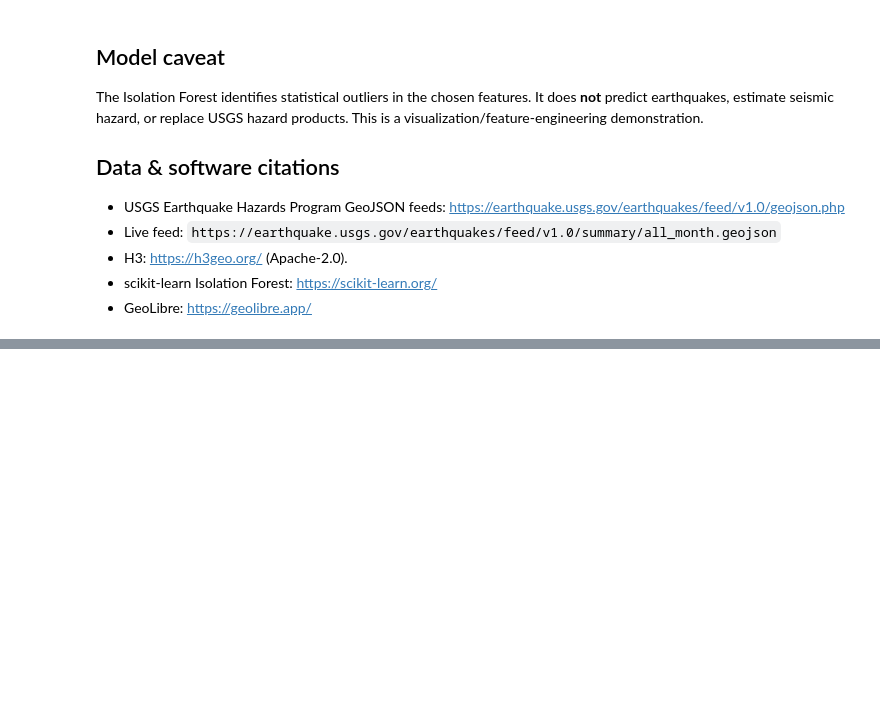
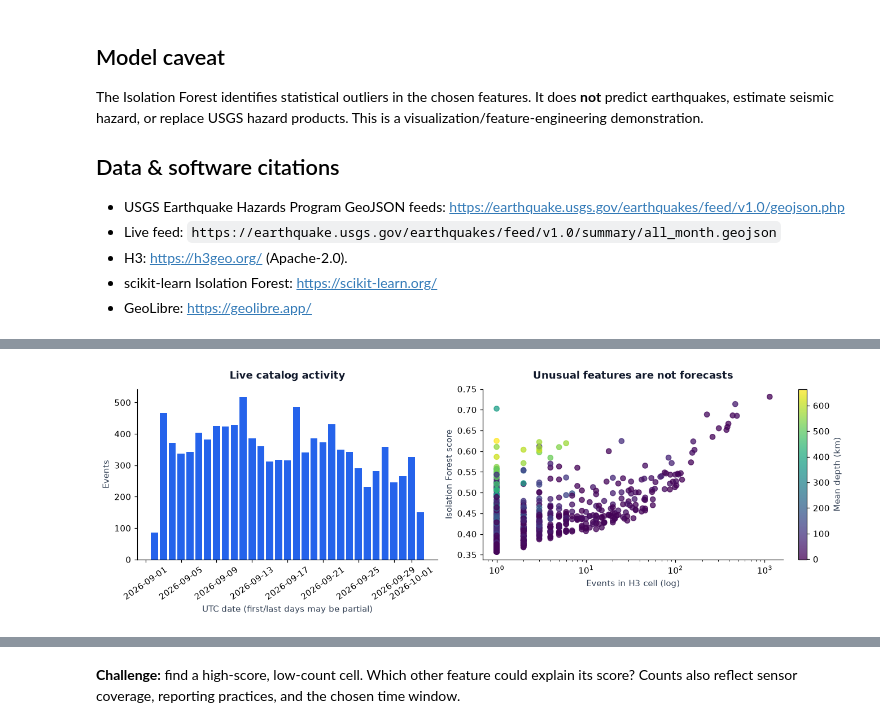
Before and after one commit to jltobias/JupyterLite-GeoLibre-GeoAI, a Jupyter notebook: book/notebooks/05_h3_earthquake_geoai.ipynb, the cells around one changed output, grey strips where cells are left out. Cells and saved outputs as stored; diff of their text form; code cells hidden in the pictures; blank space fills up the shorter version.

```diff
--- a/book/notebooks/05_h3_earthquake_geoai.ipynb
+++ b/book/notebooks/05_h3_earthquake_geoai.ipynb
@@ -34,7 +38,7 @@ for f in feed["features"]:
     p = f["properties"]
     rows.append({
         "lon": lon, "lat": lat, "depth_km": depth,
-        "mag": p.get("mag") if p.get("mag") is not None else 0.0,
+        "mag": p.get("mag") if p.get("mag") is not None else np.nan,
         "place": p.get("place"), "time": p.get("time"),
     })
 
@@ -48,7 +67,8 @@ agg = (
       .reset_index()
 )
 
-X = agg[["count", "max_mag", "mean_mag", "mean_depth"]].fillna(0)
+X = agg[["count", "max_mag", "mean_mag", "mean_depth"]]
+X = X.fillna(X.median()).fillna(0)  # model-only imputation; original measurements stay missing
 iso = IsolationForest(n_estimators=200, contamination="auto", random_state=42)
 iso.fit(X)
 agg["anomaly_score"] = -iso.score_samples(X)  # larger = more unusual
@@ -106,0 +151,19 @@ The Isolation Forest identifies statistical outliers in the chosen features. It
+# %%
+from cognition import style_plots
+import matplotlib.pyplot as plt
+style_plots()
+fig, axes = plt.subplots(1, 2, figsize=(12, 4), layout="constrained")
+times = pd.to_datetime(eq.time, unit="ms", utc=True)
+daily = eq.assign(day=times.dt.floor("D")).groupby("day").size()
+axes[0].bar(daily.index, daily.values, color="#2563eb")
+axes[0].set(xlabel="UTC date (first/last days may be partial)", ylabel="Events", title="Live catalog activity")
+axes[0].tick_params(axis="x", rotation=35)
+points = axes[1].scatter(agg['count'], agg.anomaly_score, c=agg.mean_depth, cmap="viridis", alpha=.75)
+axes[1].set(xscale="log", xlabel="Events in H3 cell (log)", ylabel="Isolation Forest score",
+            title="Unusual features are not forecasts")
+fig.colorbar(points, ax=axes[1], label="Mean depth (km)")
+plt.show()
+print("USGS feed generated (UTC):", pd.to_datetime(feed['metadata']['generated'], unit='ms', utc=True))
+print("Missing magnitude records:", eq.mag.isna().sum())
+# %% [output]
+[figure, added]
@@ -106,0 +172,2 @@ The Isolation Forest identifies statistical outliers in the chosen features. It
+# %% [markdown]
+**Challenge:** find a high-score, low-count cell. Which other feature could explain its score? Counts also reflect sensor coverage, reporting practices, and the chosen time window.
```
Also changed, not shown: parts of 8 cells of this notebook, 40 other files.
